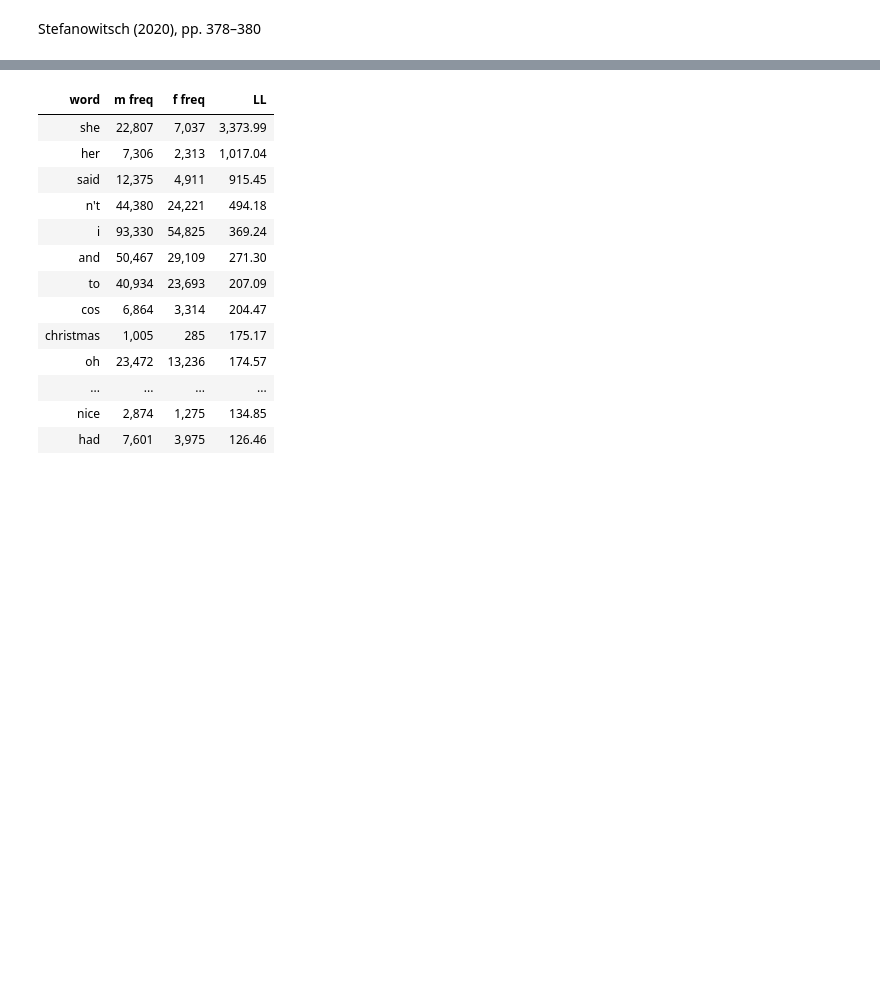
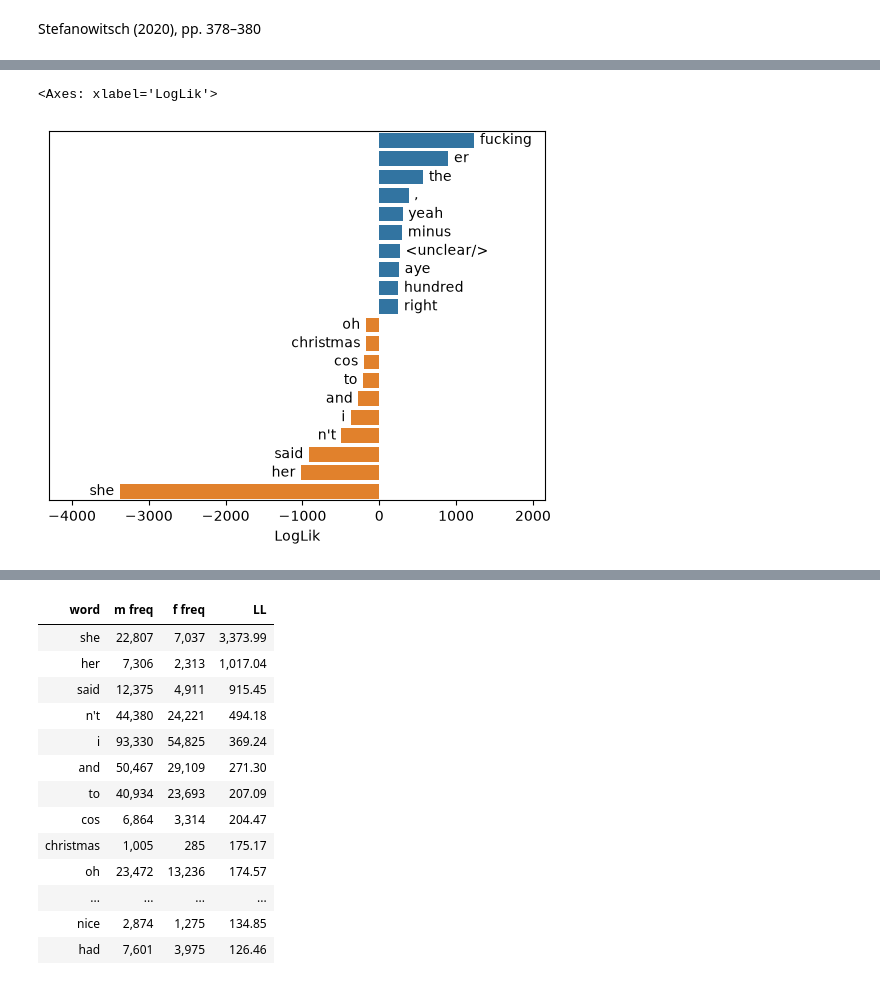
Before and after one commit to rmalouf/polars_corpus, a Jupyter notebook: examples/keywords.ipynb, the cells around one changed output, grey strips where cells are left out. Saved outputs shown, nothing was run; the diff lists cells and outputs as text; code cells hidden in the pictures; blank space fills up the shorter version.

```diff
--- a/examples/keywords.ipynb
+++ b/examples/keywords.ipynb
@@ -133,6 +67,52 @@ female_keywords = plc.keywords(
     method='ll',
     expr=pl.col('token').str.to_lowercase()
 ).collect(engine="streaming")
+# %%
+# def keyword_plot(keyword_df, expr, keyness, top_k=10, bottom_k=10):
+
+#     term = as_expr(expr)
+#     lf = as_corpus(keyword_df)
+#     term_name = check_expr(lf, term)
+#     keyness_name = check_expr(lf, keyness)
+
+#     top_items = lf.head(top_k).collect()
+#     ax = sns.barplot(x=keyness_name,
+#                      y=term_name,
+#                      data=top_items,
+#                      orient='h')
+#     ax.bar_label(ax.containers[0],
+#                  labels=top_items[term_name],
+#                  padding=4)
+
+
+#     bottom_items = lf.tail(bottom_k).collect()
+#     sns.barplot(x=keyness_name,
+#                      y=term_name,
+#                      data=bottom_items,
+#                      orient='h',
+#                ax=ax)
+#     ax.bar_label(ax.containers[1],
+#                  labels=bottom_items[term_name],
+#                  padding=4)
+
+#     ax.set_yticks([])
+#     ax.set_ylabel("")
+#     ax.margins(x=0.2)
+
+
+
+#     return ax
+
+#     # ax.bar_label(ax.containers[0], labels=male_keywords.head(10)['token'], padding=4)
+
+# # sns.barplot(y='token', x='LogLik', data=male_keywords.tail(10), orient='h', ax=ax)
+# # ax.bar_label(ax.containers[1], labels=male_keywords.tail(10)['token'], padding=4)
+
+plc.keyword_plot(male_keywords, 'token', 'LogLik')
+# ax
+# %% [output]
+<Axes: xlabel='LogLik'>
+[figure, added]
 # %%
 tbl = (
     male_keywords.head(20)
```
Also changed, not shown: parts of 18 cells of this notebook, 3 other files.
